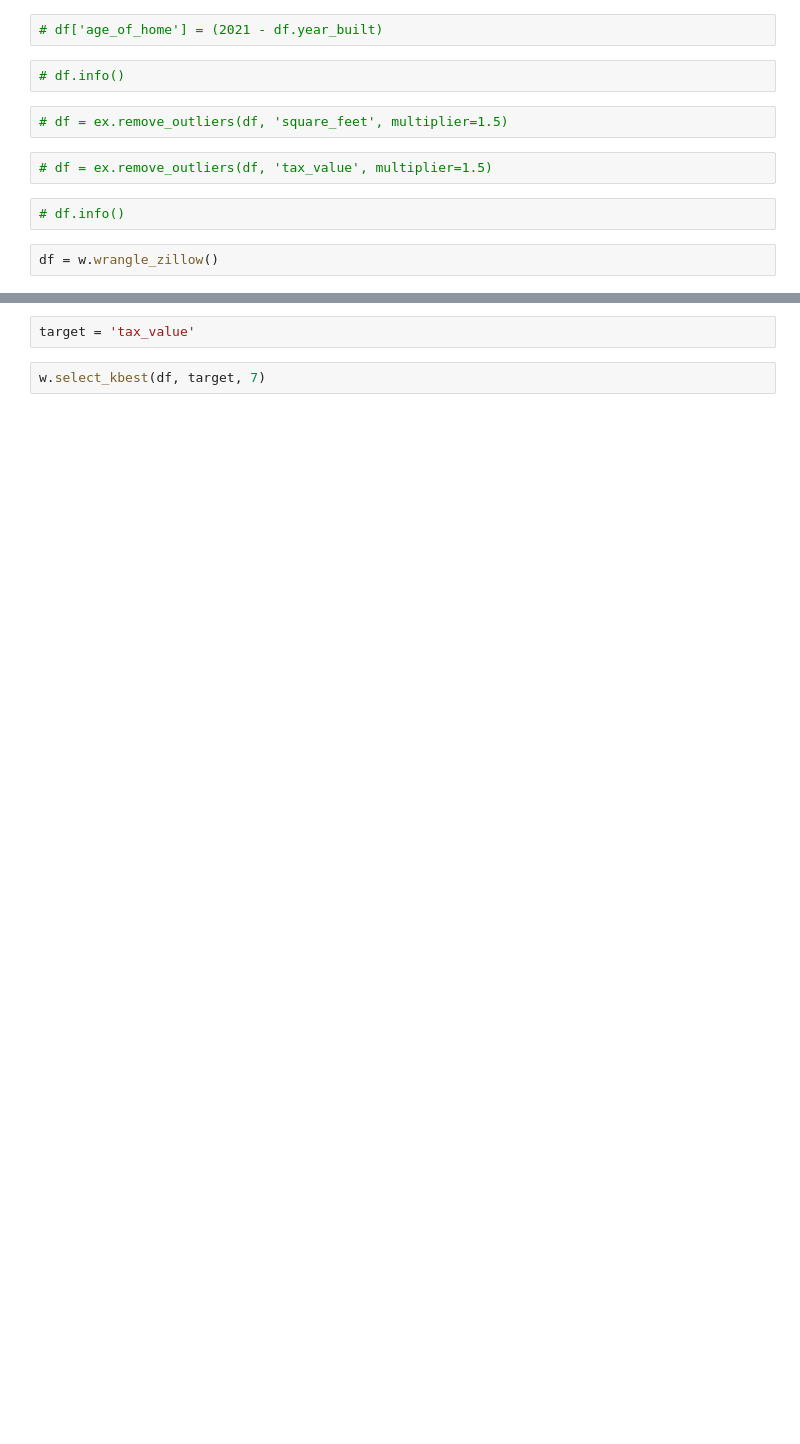
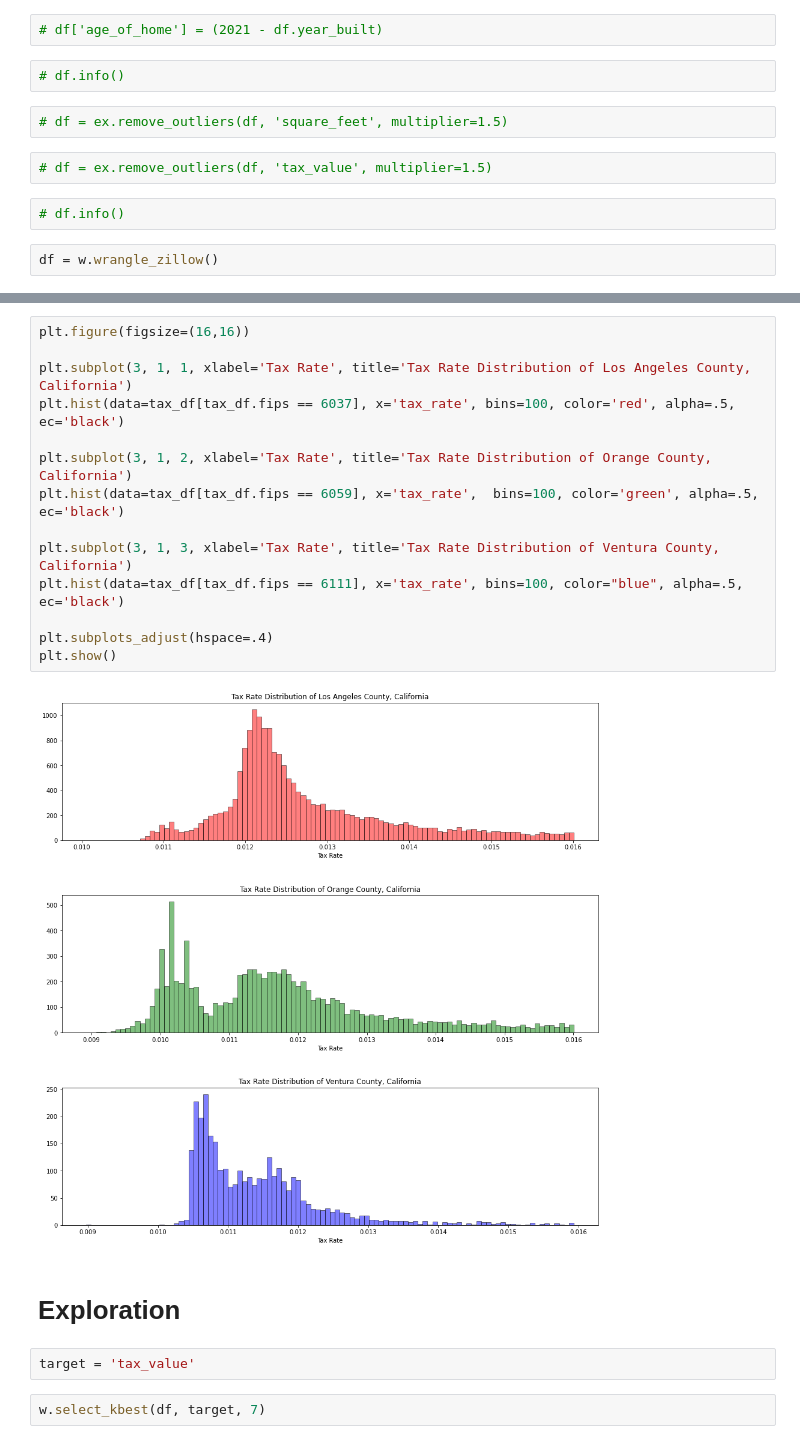
Before and after one commit to mdalton87/regression-exercises, a Jupyter notebook: regression_project/test_zillow.ipynb, the cells around one changed output, grey strips where cells are left out. Drawn from its saved outputs; the diff is of its cells as text; blank space fills up the shorter version.

```diff
--- a/regression_project/test_zillow.ipynb
+++ b/regression_project/test_zillow.ipynb
@@ -95,3 +181,21 @@ df.info()
+# %%
+plt.figure(figsize=(16,16))
+
+plt.subplot(3, 1, 1, xlabel='Tax Rate', title='Tax Rate Distribution of Los Angeles County, California')
+plt.hist(data=tax_df[tax_df.fips == 6037], x='tax_rate', bins=100, color='red', alpha=.5, ec='black')
+
+plt.subplot(3, 1, 2, xlabel='Tax Rate', title='Tax Rate Distribution of Orange County, California')
+plt.hist(data=tax_df[tax_df.fips == 6059], x='tax_rate',  bins=100, color='green', alpha=.5, ec='black')
+
+plt.subplot(3, 1, 3, xlabel='Tax Rate', title='Tax Rate Distribution of Ventura County, California')
+plt.hist(data=tax_df[tax_df.fips == 6111], x='tax_rate', bins=100, color="blue", alpha=.5, ec='black')
+
+plt.subplots_adjust(hspace=.4)
+plt.show()
+# %% [output]
+[figure, added]
+# %% [markdown]
+# Exploration
 # %%
 target = 'tax_value'
 # %%
```
Also changed, not shown: parts of 52 cells of this notebook, 3 other files.
